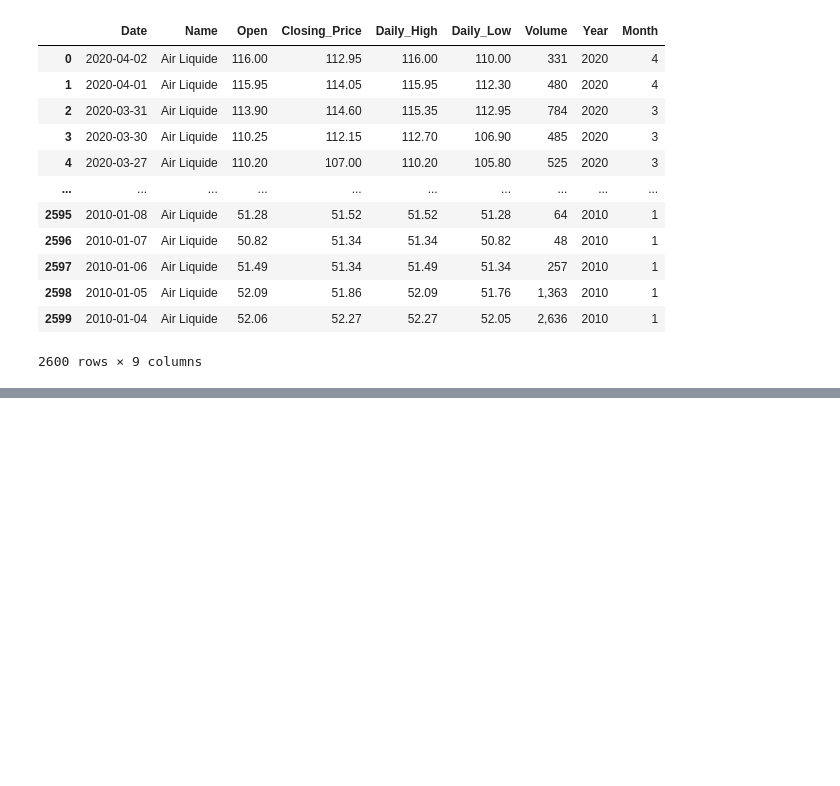
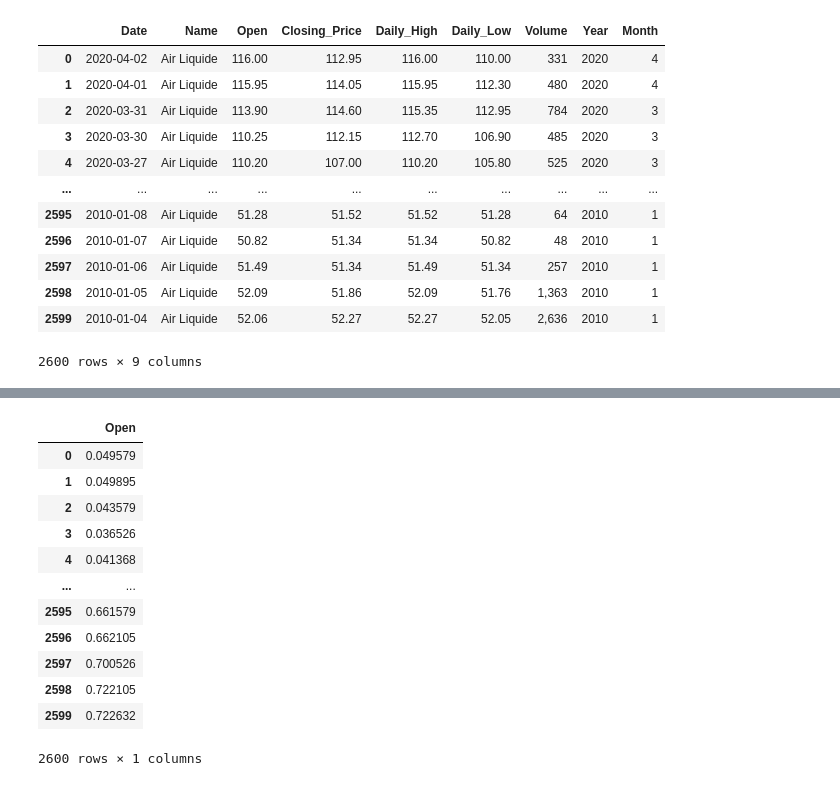
Before and after one commit to rskbansal/Time_Series_Analysis, a Jupyter notebook: data_preprocessing.ipynb, the cells around one changed output, grey strips where cells are left out. Cells and saved outputs as stored; diff of their text form; code cells hidden in the pictures; blank space fills up the shorter version.

```diff
--- a/data_preprocessing.ipynb
+++ b/data_preprocessing.ipynb
@@ -166,0 +207,21 @@ z
+# %%
+scaler = MinMaxScaler()
+
+# Fit scaler to the data
+scaled_data = pd.DataFrame(scaler.fit_transform(df), columns=df.columns)
+
+scaled_data
+# %% [output]
+|  | Open |
+| 0 | 0.049579 |
+| 1 | 0.049895 |
+| 2 | 0.043579 |
+| 3 | 0.036526 |
+| 4 | 0.041368 |
+| ... | ... |
+| 2595 | 0.661579 |
+| 2596 | 0.662105 |
+| 2597 | 0.700526 |
+| 2598 | 0.722105 |
+| 2599 | 0.722632 |
+2600 rows × 1 columns
```
Also changed, not shown: parts of 7 cells of this notebook, 3 other files.
